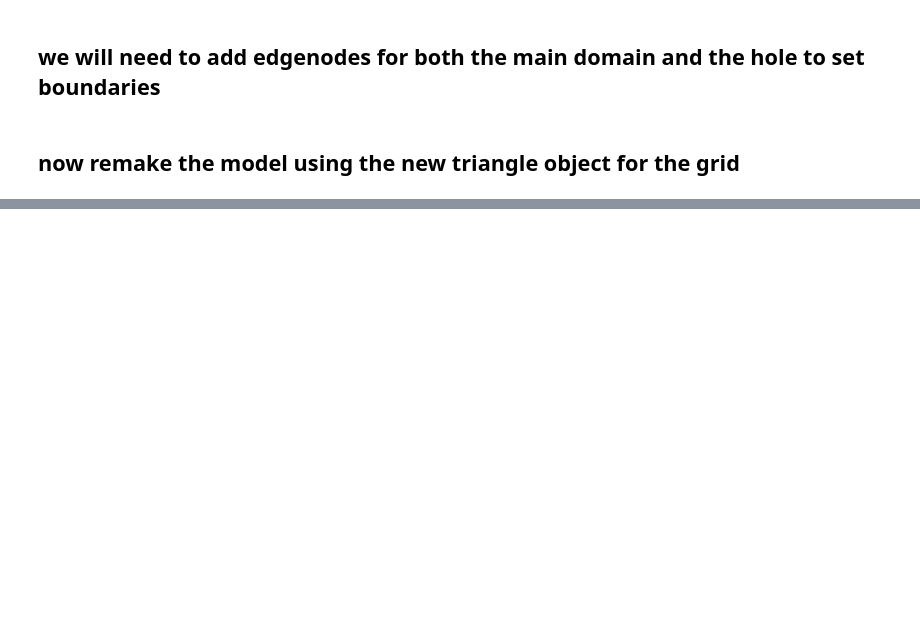
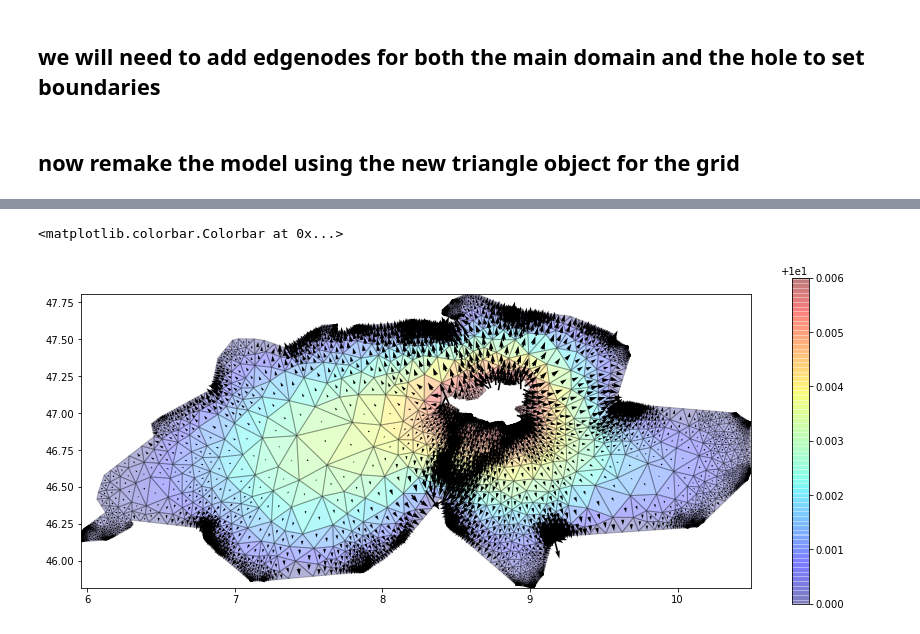
Before and after one commit to mnfienen/mf6flopy2019_Neuchatel, a Jupyter notebook: notebooks/unstructured_grids/triangle.ipynb, the cells around one changed output, grey strips where cells are left out. Cells and saved outputs as stored; diff of their text form; code cells hidden in the pictures; blank space fills up the shorter version.

```diff
--- a/notebooks/unstructured_grids/triangle.ipynb
+++ b/notebooks/unstructured_grids/triangle.ipynb
@@ -295,7 +421,11 @@ plt.colorbar(h, shrink=.5)
 # %%
 # with vectors
 fig = plt.figure(figsize=(15, 15))
 ax = plt.subplot(1, 1, 1, aspect='equal')
 pmv = flopy.plot.PlotMapView(model=gwf, ax=ax)
-pmv.plot_array(head[0, :, :], cmap='jet', edgecolor='0.1', alpha=0.3)
+h=pmv.plot_array(head[0, :, :], cmap='jet', edgecolor='0.1', alpha=0.3)
 pmv.plot_specific_discharge(spdis)
+plt.colorbar(h,shrink=0.4)
+# %% [output]
+<matplotlib.colorbar.Colorbar at 0x...>
+[figure, added]
```
Also changed, not shown: parts of 48 cells of this notebook.
